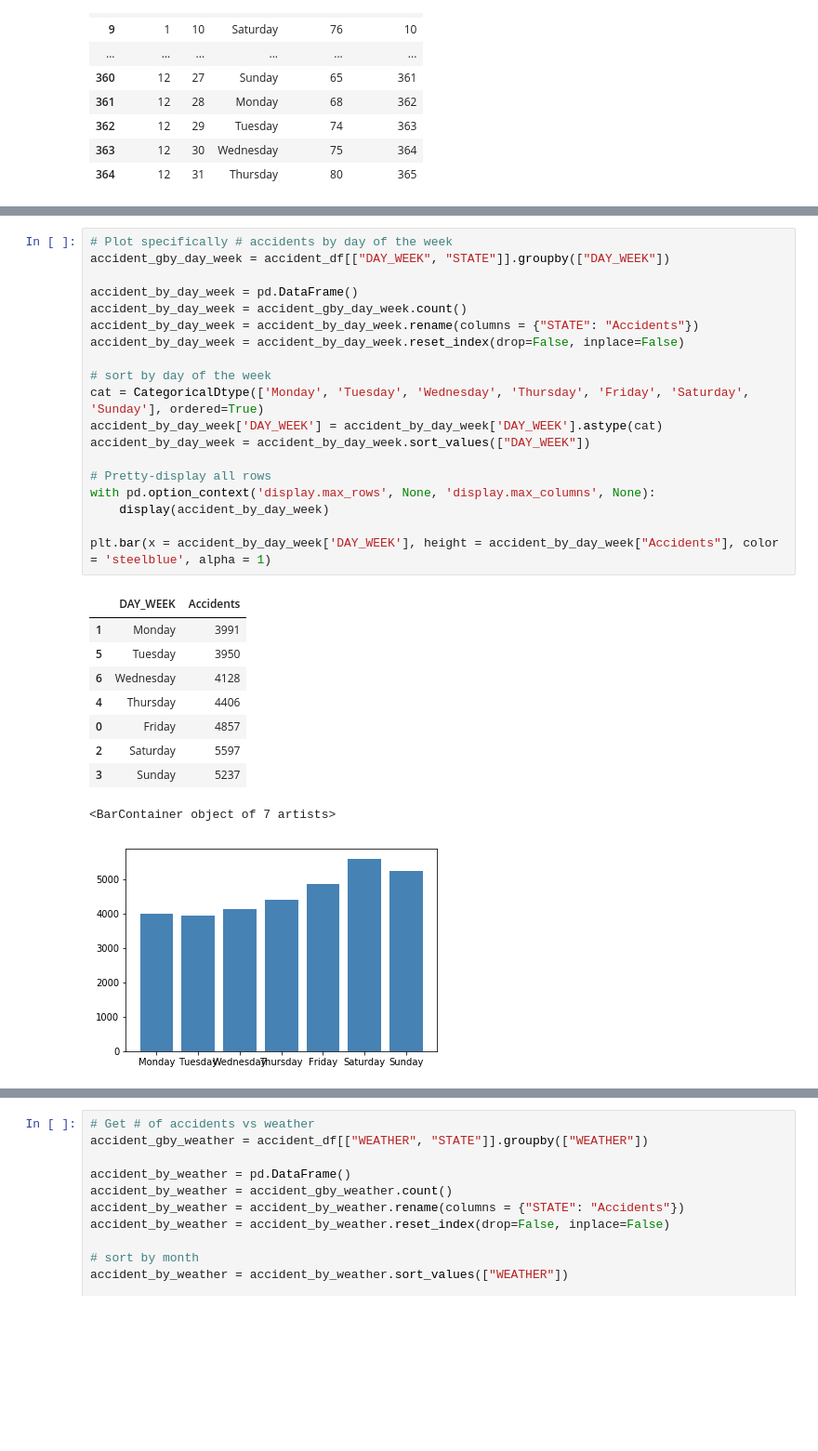
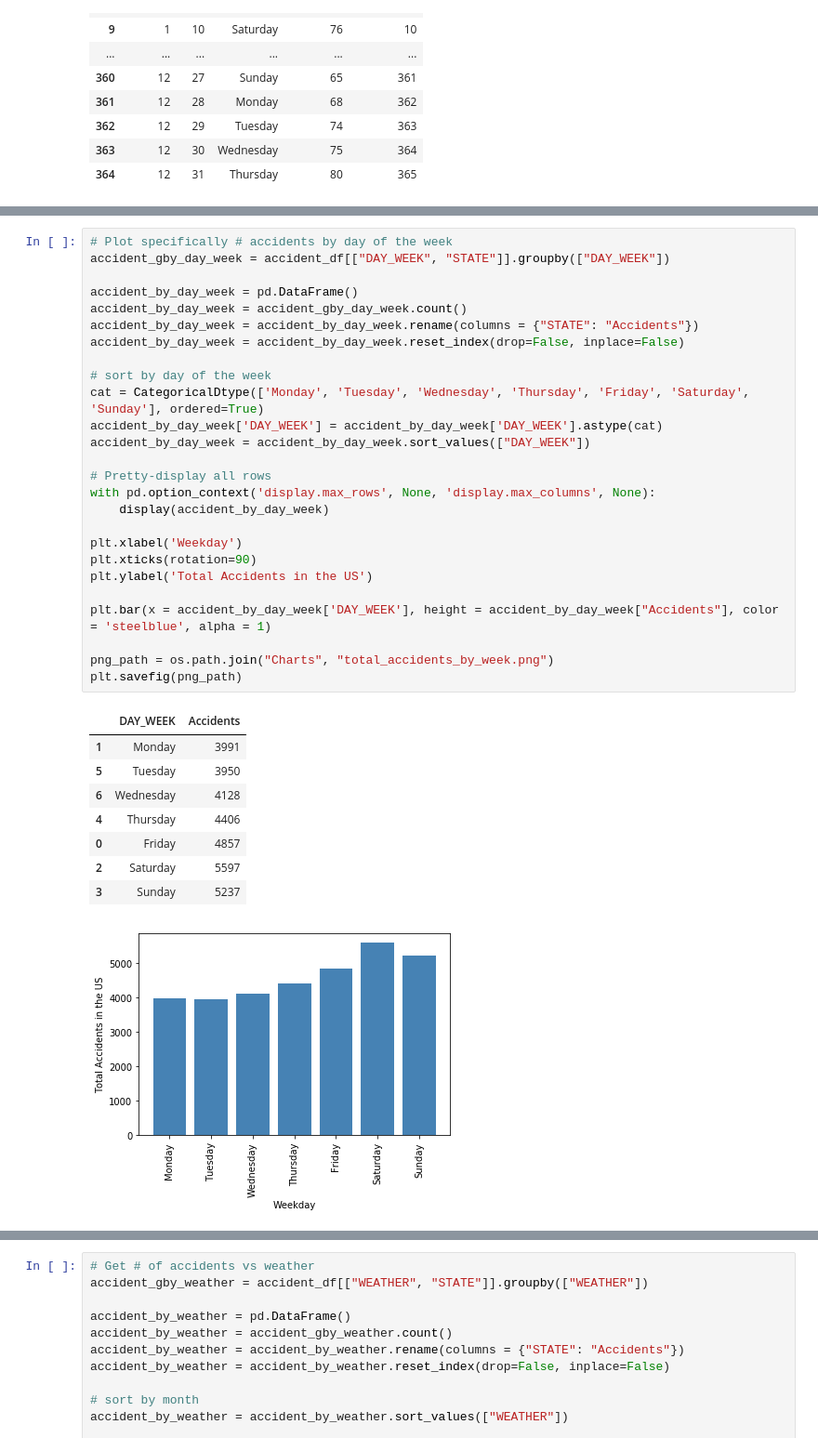
Before and after one commit to ziangzhang10/fatal-traffic-accident-study, a Jupyter notebook: data_readin.ipynb, the cells around one changed output, grey strips where cells are left out. Shown: that part at 93% size. Cells and saved outputs as stored; diff of their text form; blank space fills up the shorter version.

Commit message:
plotted all the plots

```diff
--- a/data_readin.ipynb
+++ b/data_readin.ipynb
@@ -153,33 +162,39 @@ plt.show()
 # %%
 # Plot specifically # accidents by day of the week
 accident_gby_day_week = accident_df[["DAY_WEEK", "STATE"]].groupby(["DAY_WEEK"])
 
 accident_by_day_week = pd.DataFrame()
 accident_by_day_week = accident_gby_day_week.count()
 accident_by_day_week = accident_by_day_week.rename(columns = {"STATE": "Accidents"})
 accident_by_day_week = accident_by_day_week.reset_index(drop=False, inplace=False)
 
 # sort by day of the week
 cat = CategoricalDtype(['Monday', 'Tuesday', 'Wednesday', 'Thursday', 'Friday', 'Saturday', 'Sunday'], ordered=True)
 accident_by_day_week['DAY_WEEK'] = accident_by_day_week['DAY_WEEK'].astype(cat)
 accident_by_day_week = accident_by_day_week.sort_values(["DAY_WEEK"])
 
 # Pretty-display all rows
 with pd.option_context('display.max_rows', None, 'display.max_columns', None):
     display(accident_by_day_week)
 
+plt.xlabel('Weekday')
+plt.xticks(rotation=90)
+plt.ylabel('Total Accidents in the US')
+
 plt.bar(x = accident_by_day_week['DAY_WEEK'], height = accident_by_day_week["Accidents"], color = 'steelblue', alpha = 1)
+
+png_path = os.path.join("Charts", "total_accidents_by_week.png")
+plt.savefig(png_path)
 # %% [output]
 |  | DAY_WEEK | Accidents |
 | 1 | Monday | 3991 |
 | 5 | Tuesday | 3950 |
 | 6 | Wednesday | 4128 |
 | 4 | Thursday | 4406 |
 | 0 | Friday | 4857 |
 | 2 | Saturday | 5597 |
 | 3 | Sunday | 5237 |
-<BarContainer object of 7 artists>
-[figure, old version]
+[figure, new version]
 # %%
 # Plot specifically # accidents by the month
 accident_gby_month = accident_df[["MONTH", "STATE"]].groupby(["MONTH"])
```
Also changed, not shown: parts of 9 cells of this notebook, 6 other files.
